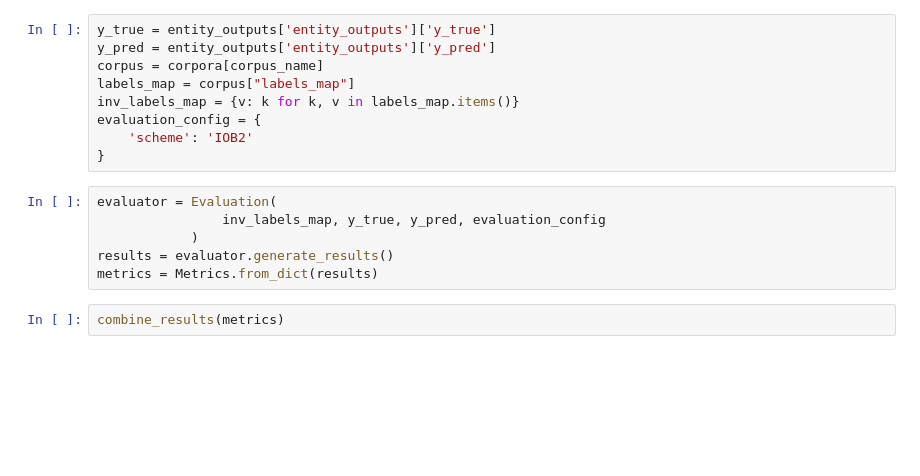
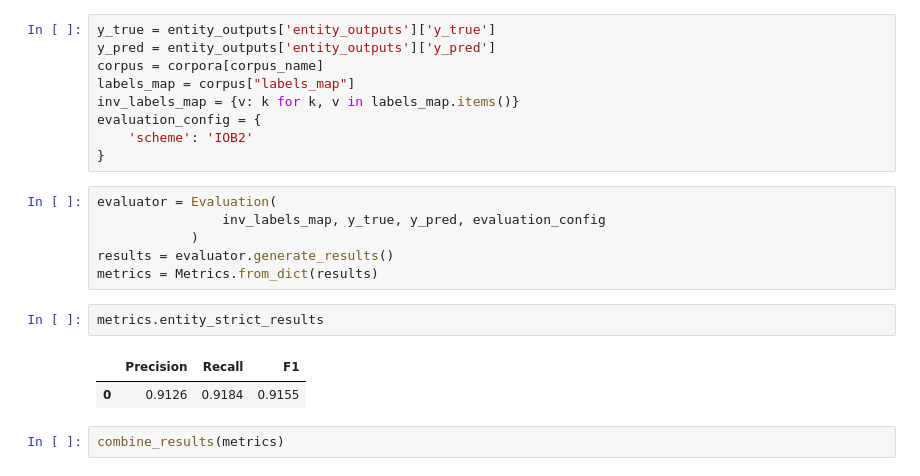
Before and after one commit to ay94/deformar-dashboard, a Jupyter notebook: notebooks/modified_extractions/evaluatoin-class.ipynb, the cells around one changed output. Drawn from its saved outputs; the diff is of its cells as text; blank space fills up the shorter version.

```diff
--- a/notebooks/modified_extractions/evaluatoin-class.ipynb
+++ b/notebooks/modified_extractions/evaluatoin-class.ipynb
@@ -501,6 +501,11 @@ evaluator = Evaluation(
             )
 results = evaluator.generate_results()
 metrics = Metrics.from_dict(results)
+# %%
+metrics.entity_strict_results
+# %% [output]
+|  | Precision | Recall | F1 |
+| 0 | 0.9126 | 0.9184 | 0.9155 |
 # %%
 combine_results(metrics)
 # %% [output]
```
Also changed, not shown: 2 other files.
